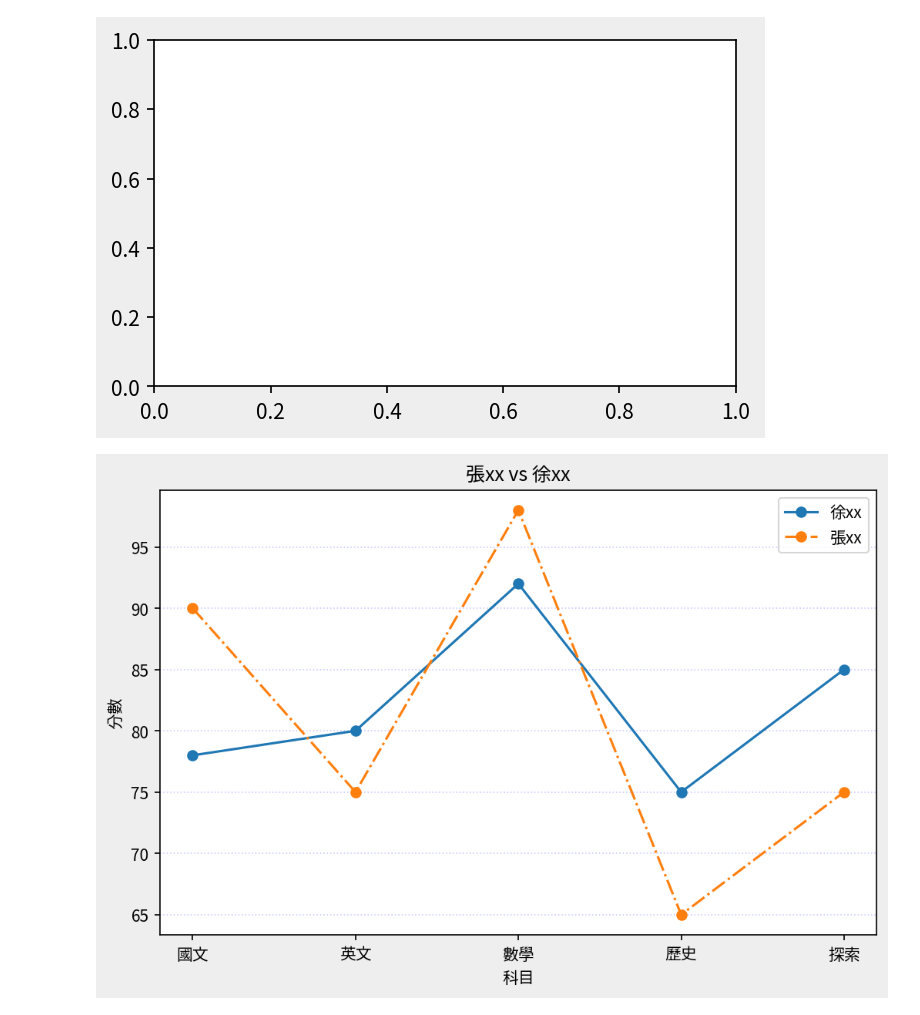
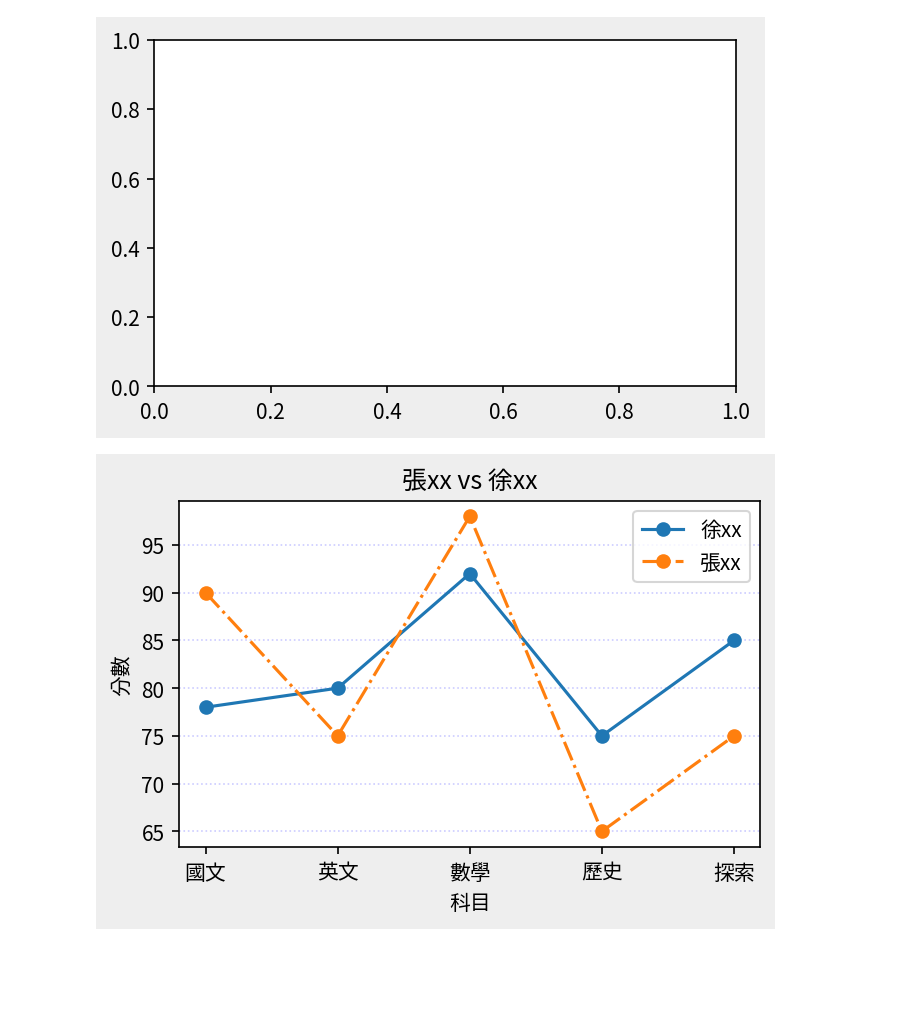
Before and after one commit to linjaki/python, a Jupyter notebook: lesson13/lesson13_3.ipynb, the cells around one changed output. Cells and saved outputs as stored; diff of their text form; code cells hidden in the pictures; blank space fills up the shorter version.

```diff
--- a/lesson13/lesson13_3.ipynb
+++ b/lesson13/lesson13_3.ipynb
@@ -24,18 +24,18 @@ plt.show()
 # %% [output]
 [figure]
 # %%
-figure = plt.figure(figsize=(8, 5),dpi=150,facecolor='#eeeeee')
+figure = plt.figure(figsize=(5, 3),dpi=150,facecolor='#eeeeee')
 axes = figure.add_subplot(1,1,1)
 axes.plot(subjects,student1_value,marker='o',label="徐xx")
 axes.plot(subjects,student2_value,marker='o',linestyle='-.',label="張xx")
 axes.set_title("張xx vs 徐xx")
 axes.set_xlabel("科目")
 axes.set_ylabel("分數")
 axes.legend()
 axes.grid(axis='y',color='blue',alpha=0.2,linestyle=':')
 plt.show()
 # %% [output]
-[figure, old version]
+[figure, new version]
 # %%
 # 使用 Python 的 matplotlib 函式庫來繪製折線圖，內容說明如下：
 
```
Also changed, not shown: parts of 2 cells of this notebook.
